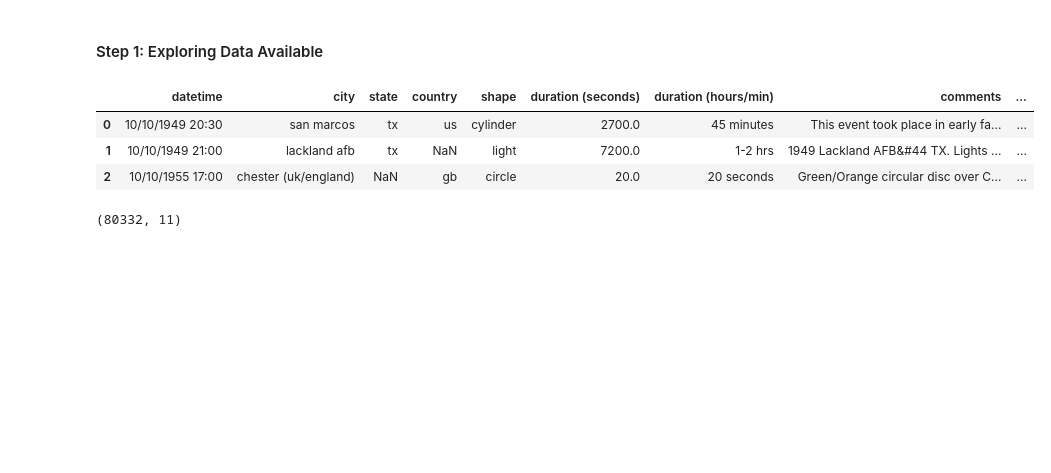
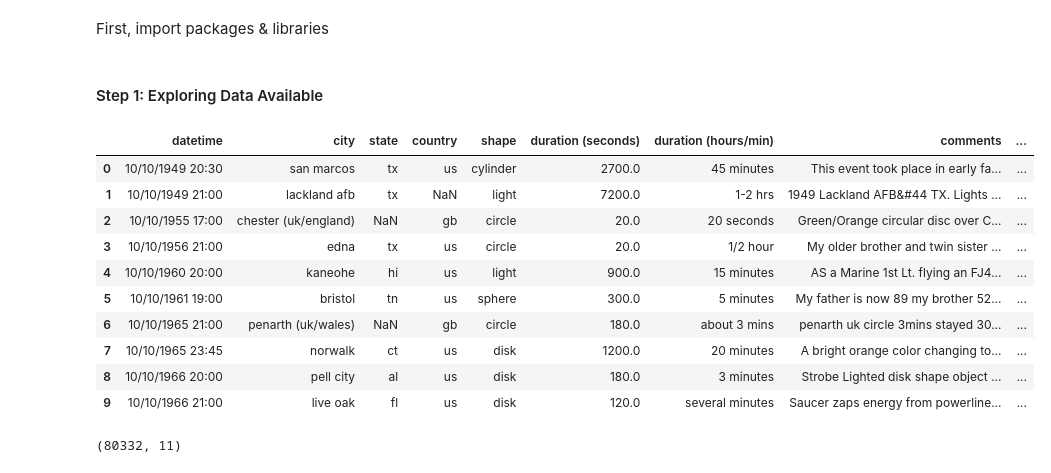
Before and after one commit to xHerandi/UFO-sightings, a Jupyter notebook: main.ipynb, the cells around one changed output. Drawn from its saved outputs; the diff is of its cells as text; code cells hidden in the pictures; blank space fills up the shorter version.

```diff
--- a/main.ipynb
+++ b/main.ipynb
@@ -8,2 +15,4 @@ Before starting, importing all the libraries needed
+# %% [markdown]
+First, import packages & libraries
 # %%
 import pandas as pd
@@ -18,13 +26,20 @@ import seaborn as sns
 # first, import the data into a pandas dataframe
 df = pd.read_csv('UFO-1149.csv')
 # %%
-# first 3 records in the dataframe
-df.head(3)
+# first 10 records in the dataframe
+df.head(10)
 # %% [output]
 |  | datetime | city | state | country | shape | duration (seconds) | duration (hours/min) | comments | ... |
 | 0 | 10/10/1949 20:30 | san marcos | tx | us | cylinder | 2700.0 | 45 minutes | This event took place in early fa... | ... |
 | 1 | 10/10/1949 21:00 | lackland afb | tx | NaN | light | 7200.0 | 1-2 hrs | 1949 Lackland AFB&#44 TX. Lights ... | ... |
 | 2 | 10/10/1955 17:00 | chester (uk/england) | NaN | gb | circle | 20.0 | 20 seconds | Green/Orange circular disc over C... | ... |
+| 3 | 10/10/1956 21:00 | edna | tx | us | circle | 20.0 | 1/2 hour | My older brother and twin sister ... | ... |
+| 4 | 10/10/1960 20:00 | kaneohe | hi | us | light | 900.0 | 15 minutes | AS a Marine 1st Lt. flying an FJ4... | ... |
+| 5 | 10/10/1961 19:00 | bristol | tn | us | sphere | 300.0 | 5 minutes | My father is now 89 my brother 52... | ... |
+| 6 | 10/10/1965 21:00 | penarth (uk/wales) | NaN | gb | circle | 180.0 | about 3 mins | penarth uk circle 3mins stayed 30... | ... |
+| 7 | 10/10/1965 23:45 | norwalk | ct | us | disk | 1200.0 | 20 minutes | A bright orange color changing to... | ... |
+| 8 | 10/10/1966 20:00 | pell city | al | us | disk | 180.0 | 3 minutes | Strobe Lighted disk shape object ... | ... |
+| 9 | 10/10/1966 21:00 | live oak | fl | us | disk | 120.0 | several minutes | Saucer zaps energy from powerline... | ... |
 # %%
 # number of rows and columns
 df.shape
```
Also changed, not shown: parts of 17 cells of this notebook.
